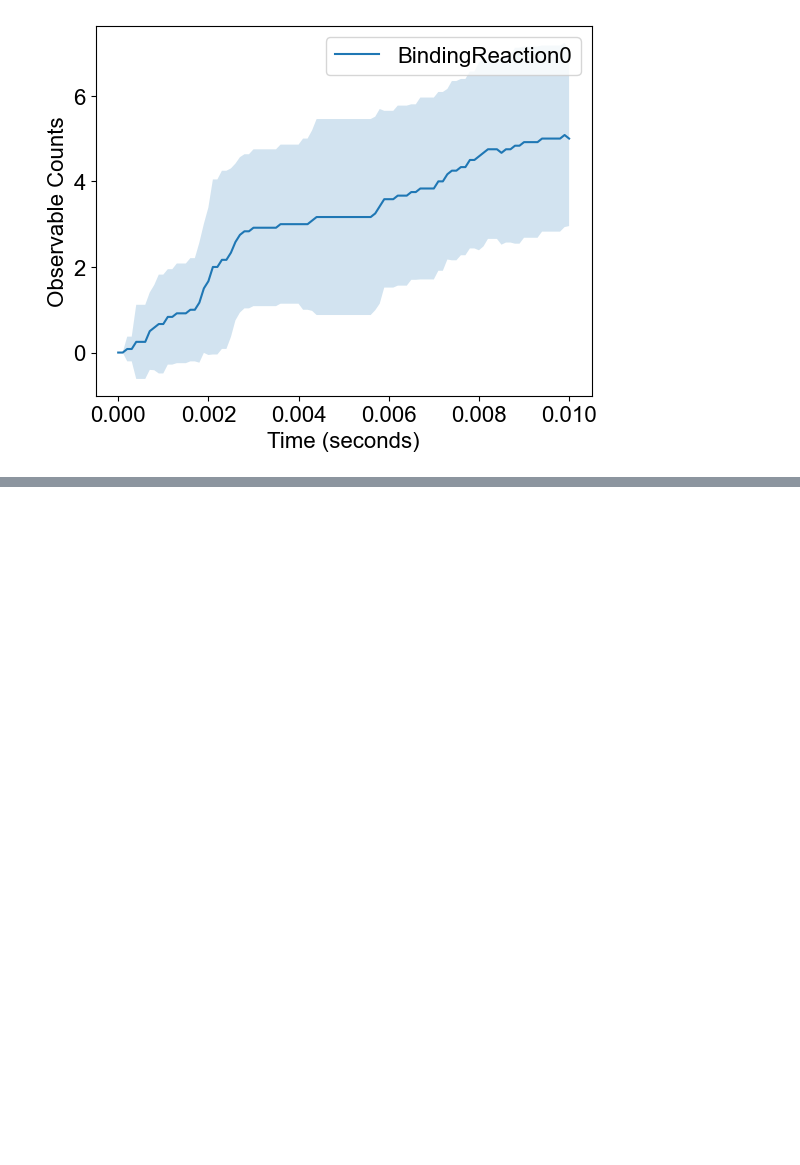
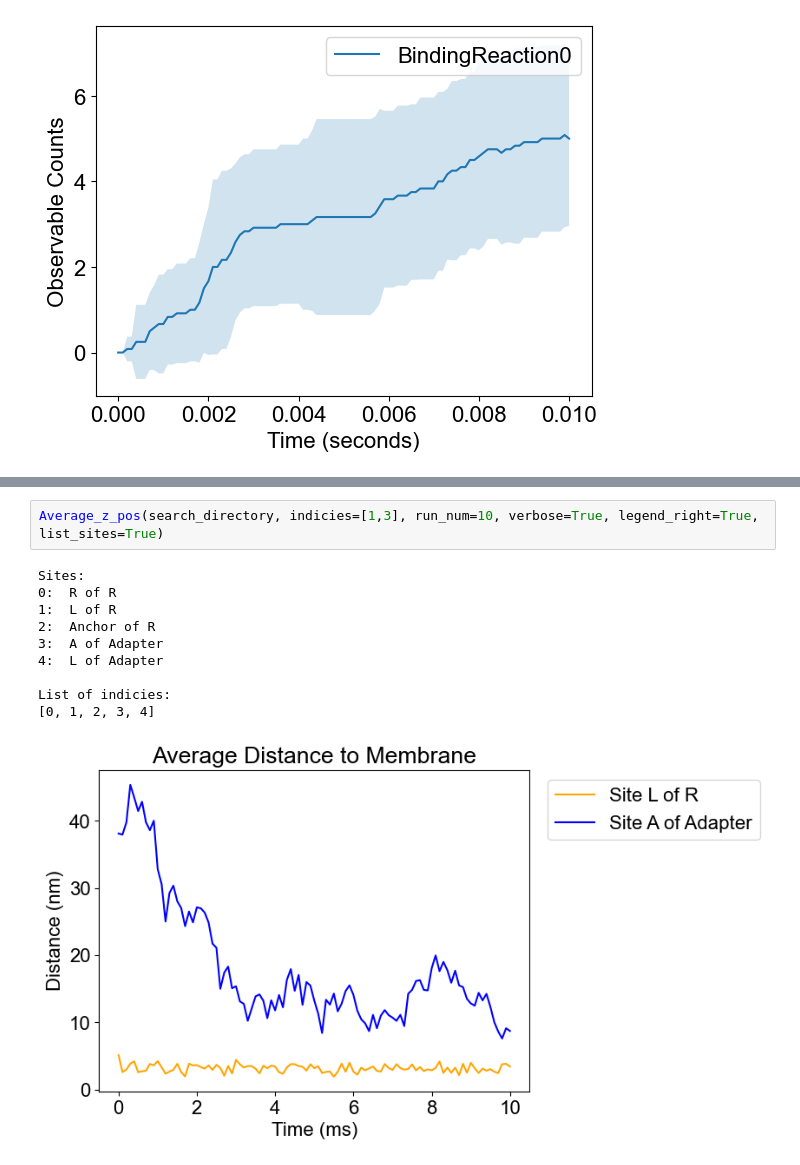
Before and after one commit to MolClustPy/SpringSaLaD-Python-Viz, a Jupyter notebook: demo.ipynb, the cells around one changed output, grey strips where cells are left out. Saved outputs shown, nothing was run; the diff lists cells and outputs as text; blank space fills up the shorter version.

```diff
--- a/demo.ipynb
+++ b/demo.ipynb
@@ -50,0 +68,13 @@ Examples\R_L_test_difficult_SIMULATIONS\Simulation0_SIM_SIMULATIONS\Simulation0_
+# %%
+Average_z_pos(search_directory, indicies=[1,3], run_num=10, verbose=True, legend_right=True, list_sites=True)
+# %% [output]
+Sites:
+0:  R of R
+1:  L of R
+2:  Anchor of R
+3:  A of Adapter
+4:  L of Adapter
+
+List of indicies:
+[0, 1, 2, 3, 4]
+[figure, added]
```
Also changed, not shown: parts of 4 cells of this notebook, 12 other files.
